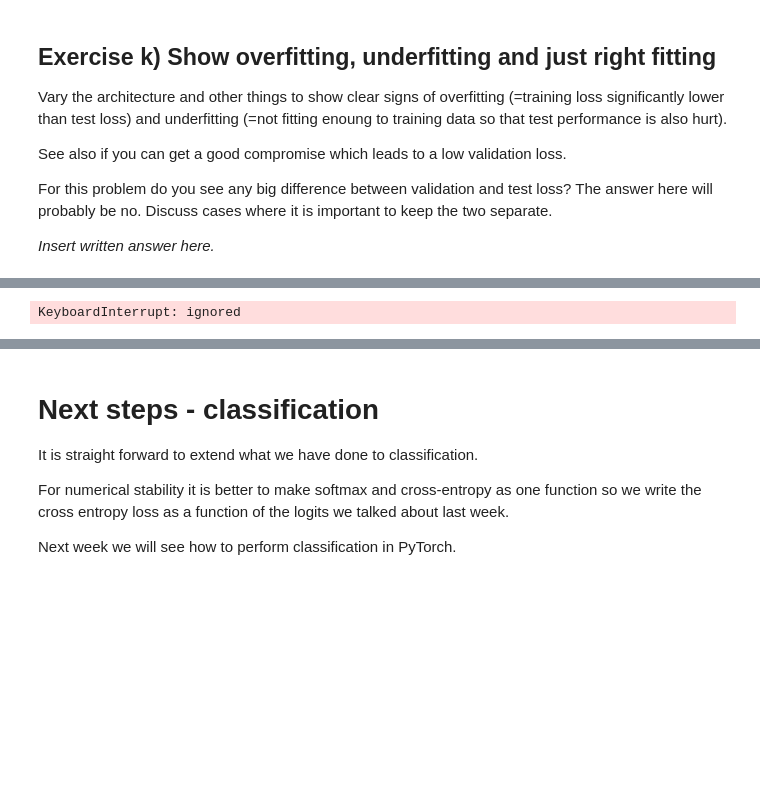
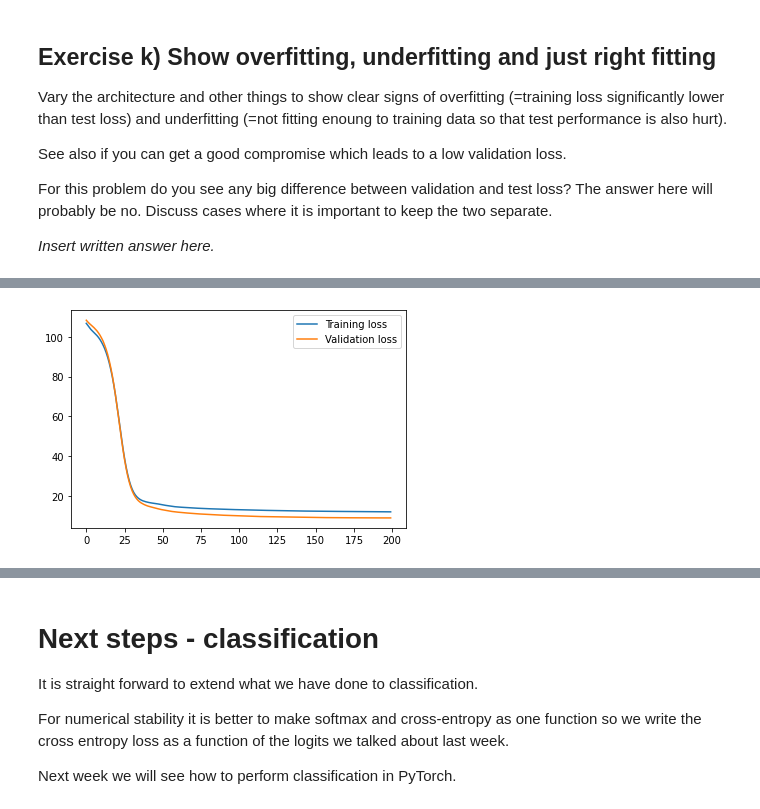
Before and after one commit to kristinanett/02456-deep-learning-with-PyTorch, a Jupyter notebook: 2_Feedforward_Python/2.1-EXE-FNN-AutoDif-Nanograd.ipynb, the cells around one changed output, grey strips where cells are left out. Saved outputs shown, nothing was run; the diff lists cells and outputs as text; code cells hidden in the pictures; blank space fills up the shorter version.

```diff
--- a/2_Feedforward_Python/2.1-EXE-FNN-AutoDif-Nanograd.ipynb
+++ b/2_Feedforward_Python/2.1-EXE-FNN-AutoDif-Nanograd.ipynb
@@ -955,10 +961,9 @@ _Insert written answer here._
 NN = [
     DenseLayer(1, 16, lambda x: x.relu()),
     DenseLayer(16, 16, lambda x: x.relu()),
-    DenseLayer(16, 1, lambda x: x.sigmoid()),
-]
+    DenseLayer(16, 1, lambda x: x.identity())]
 
-EPOCHS = 5000
+EPOCHS = 200
 LEARN_R = 1e-3
 
 train_loss = []
@@ -987,4 +992,9 @@ for e in range(EPOCHS):
         print("{:4d}".format(e),
               "({:5.2f}%)".format(e/EPOCHS*100),
               "Train loss: {:4.3f} \t Validation loss: {:4.3f}".format(train_loss[-1], val_loss[-1]))
+
+plt.plot(range(len(train_loss)), train_loss, label="Training loss");
+plt.plot(range(len(val_loss)), val_loss, label="Validation loss");
+plt.legend();
+plt.show()
 # %% [output]
@@ -1001 +1021 @@ for e in range(EPOCHS):
-KeyboardInterrupt: ignored
+[figure, added]
```
Also changed, not shown: parts of 12 cells of this notebook.
